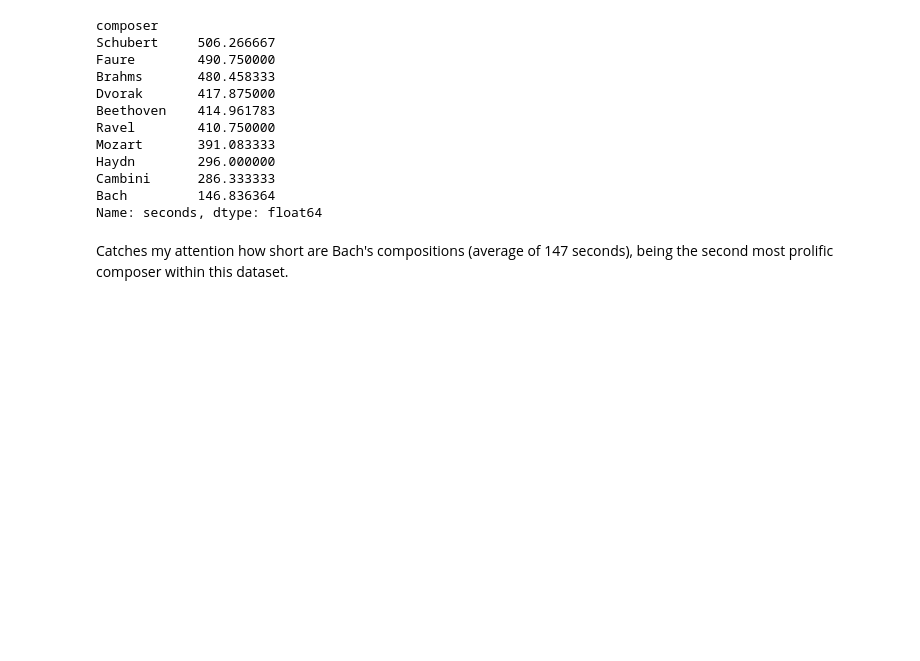
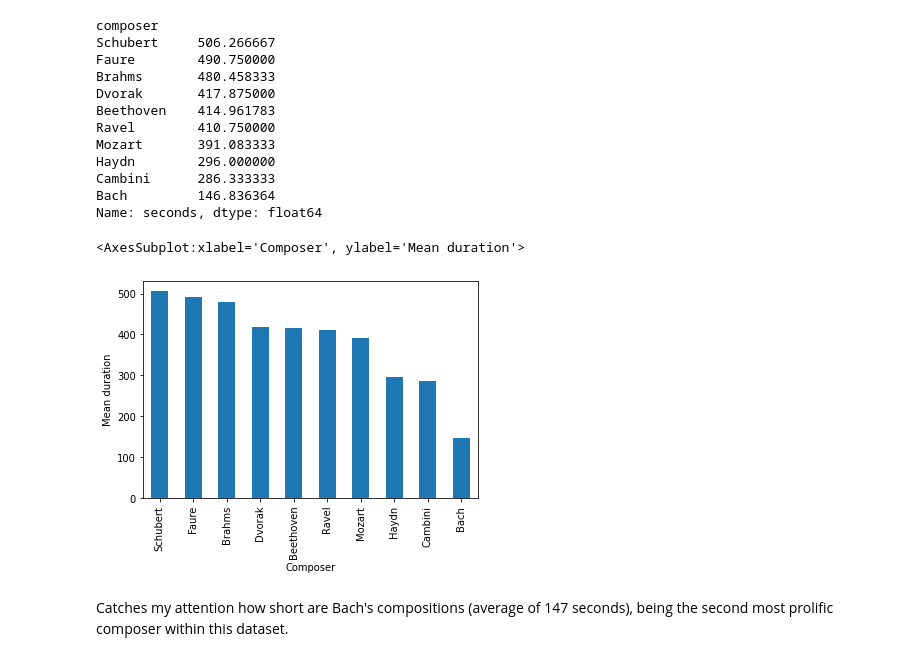
Before and after one commit to xsvxldx/classical_music, a Jupyter notebook: 02-metadata_analysis.ipynb, the cells around one changed output. Saved outputs shown, nothing was run; the diff lists cells and outputs as text; code cells hidden in the pictures; blank space fills up the shorter version.

```diff
--- a/02-metadata_analysis.ipynb
+++ b/02-metadata_analysis.ipynb
@@ -253,7 +255,8 @@ The only numeric variable of interest we have is the duration of the composition
 We will also look for patterns between these categorical variables.
 # %%
 # Mean of duration by composer
-df_meta.groupby(['composer'])['seconds'].mean().sort_values(ascending=False)
+df_composer_duration = df_meta.groupby(['composer'])['seconds'].mean().sort_values(ascending=False)
+df_composer_duration
 # %% [output]
 composer
 Schubert     506.266667
@@ -267,5 +270,10 @@ Haydn        296.000000
 Cambini      286.333333
 Bach         146.836364
 Name: seconds, dtype: float64
+# %%
+df_composer_duration.plot(kind='bar', xlabel='Composer', ylabel='Mean duration')
+# %% [output]
+<AxesSubplot:xlabel='Composer', ylabel='Mean duration'>
+[figure, added]
 # %% [markdown]
 Catches my attention how short are Bach's compositions (average of 147 seconds), being the second most prolific composer within this dataset.
```
Also changed, not shown: parts of 30 cells of this notebook, 2 other files.
